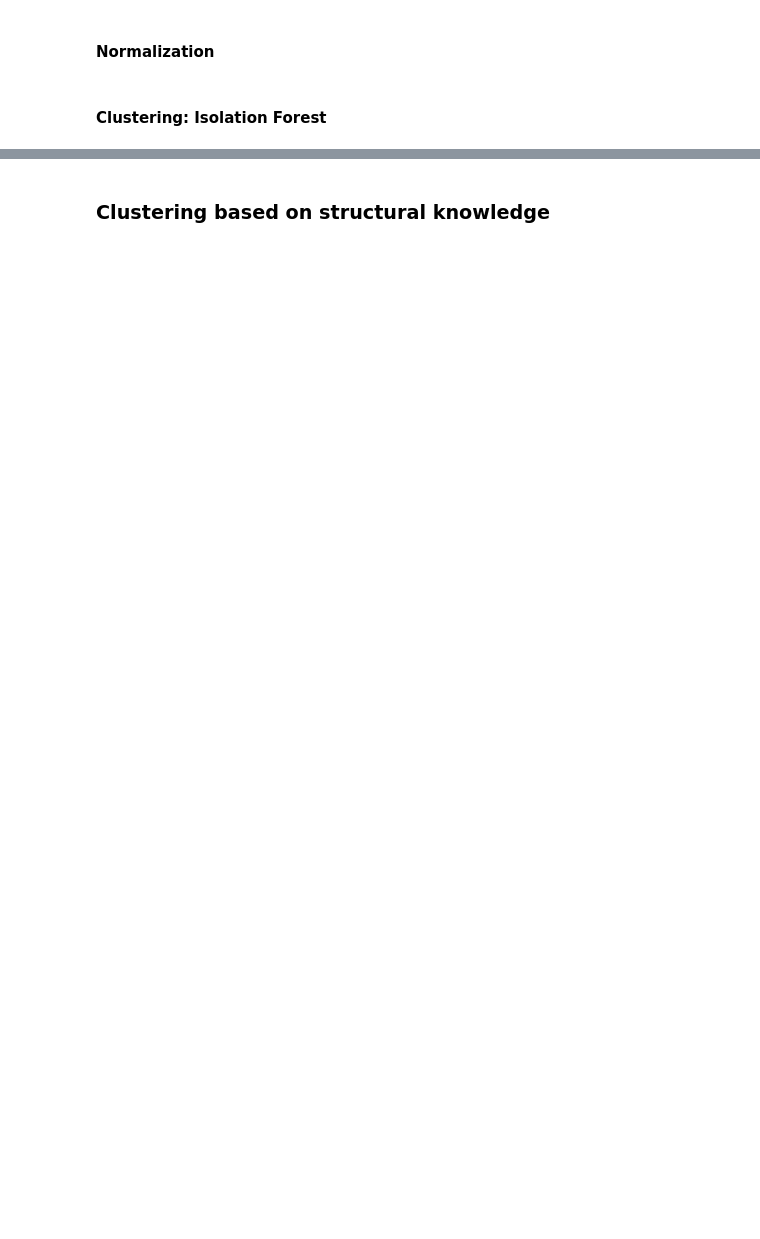
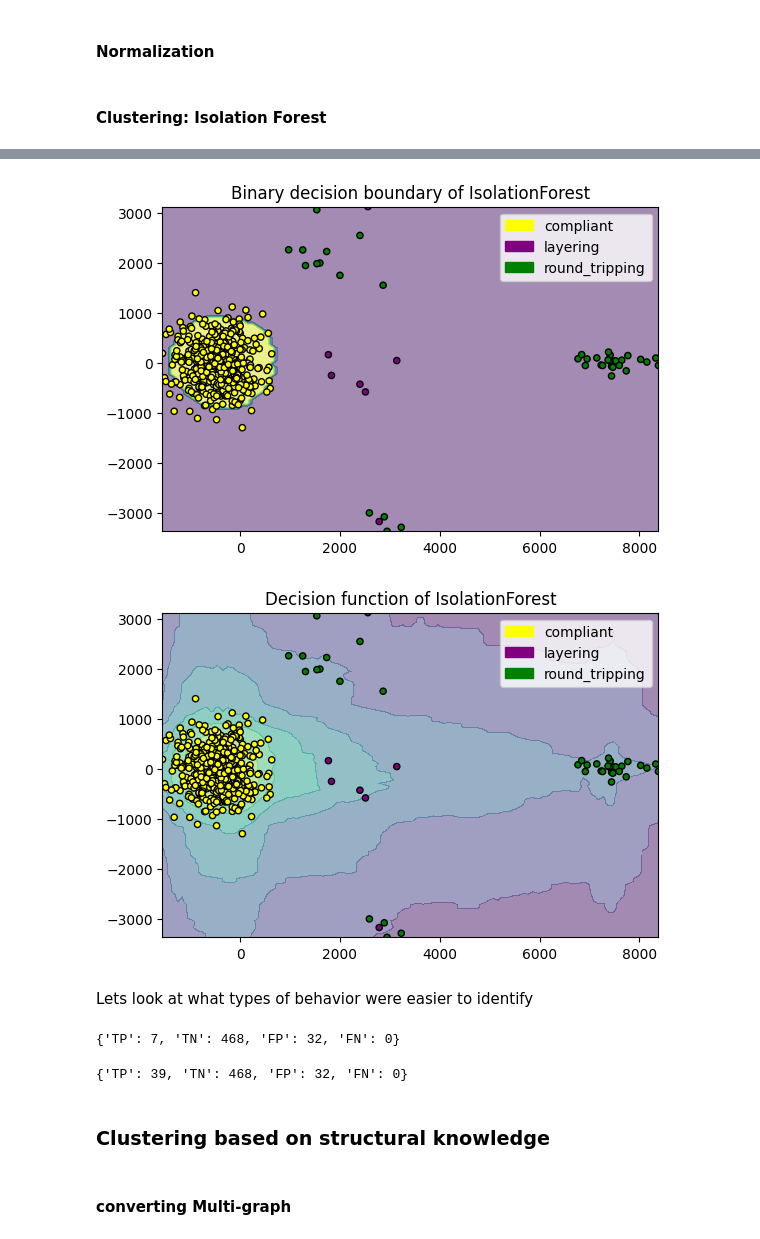
Before and after one commit to fratric/regSim, a Jupyter notebook: monitoring.ipynb, the cells around one changed output, grey strips where cells are left out. Saved outputs shown, nothing was run; the diff lists cells and outputs as text; code cells hidden in the pictures; blank space fills up the shorter version.

```diff
--- a/monitoring.ipynb
+++ b/monitoring.ipynb
@@ -259,22 +259,25 @@ from sklearn.inspection import DecisionBoundaryDisplay
 from sklearn.decomposition import PCA
 
 pca = PCA(2)
-#Transform the data
+#Transform the data to 2d
 df_components = pca.fit_transform(df_featurized)
 
+#learn isolation forest model from 2d data
 clf = IsolationForest(max_samples=200, random_state=0)
 clf.fit(df_components)
 predictions = clf.predict(df_components)
 
-disp = DecisionBoundaryDisplay.from_estimator(
-    clf,
-    df_components,
-    response_method="predict",
-    alpha=0.5,
-)
+df_results = df_featurized.copy()
+df_results['prediction'] = predictions
+types = []
+for account in df_results.index:
+    if account in lr.noncompliant_accounts:
+        types.append('layering')
+    elif account in rt.noncompliant_accounts:
+        types.append('round_tripping')
+    else:
+        types.append('compliant')
 
-disp.ax_.scatter(df_components[:, 0], df_components[:, 1], c=predictions, s=10, edgecolor="k")
-disp.ax_.set_title("Binary decision boundary \nof IsolationForest")
-plt.axis("square")
-plt.show()
+df_results['behavior'] = types
+df_results.head(15)
 # %% [output]
@@ -282,2 +300,35 @@ plt.show()
+# %%
+import matplotlib.patches as mpatches
+d = {'compliant': 'yellow', 'layering': 'purple', 'round_tripping': 'green'}
+for rm in ["predict", "decision_function"]:
+    disp = DecisionBoundaryDisplay.from_estimator(clf, df_components, response_method=rm, alpha=0.5,)
+    disp.ax_.scatter(df_components[:, 0], df_components[:, 1], c=list(map(d.get, df_results['behavior'])), s=20, edgecolor="k")
+    if rm == 'predict': disp.ax_.set_title("Binary decision boundary of IsolationForest")
+    if rm == 'decision_function': disp.ax_.set_title("Decision function of IsolationForest")
+    plt.axis("square")
+    plt.legend(handles = [mpatches.Patch(color=c, label=l) for l,c in d.items()])
+    plt.ylim(min(df_components[:, 1]), max(df_components[:, 1]))
+plt.show()
+# %% [output]
+[figure, added]
+[figure, added]
+# %% [markdown]
+Lets look at what types of behavior were easier to identify
+# %%
+suspects = df_results.loc[(df_results['prediction'] == -1) & (df_results['behavior'] != 'round_tripping')].index.to_list()
+not_suspects = df_results.loc[(df_results['prediction'] == 1) & (df_results['behavior'] != 'round_tripping')].index.to_list()
+
+getConfusionTable(suspects, not_suspects, compliant_accounts, noncompliant_accounts)
+# %% [output]
+{'TP': 7, 'TN': 468, 'FP': 32, 'FN': 0}
+# %%
+suspects = df_results.loc[(df_results['prediction'] == -1) & (df_results['behavior'] != 'layering')].index.to_list()
+not_suspects = df_results.loc[(df_results['prediction'] == 1) & (df_results['behavior'] != 'layering')].index.to_list()
+
+getConfusionTable(suspects, not_suspects, compliant_accounts, noncompliant_accounts)
+# %% [output]
+{'TP': 39, 'TN': 468, 'FP': 32, 'FN': 0}
 # %% [markdown]
 ### Clustering based on structural knowledge
+# %% [markdown]
+#### converting Multi-graph
```
Also changed, not shown: parts of 11 cells of this notebook.
